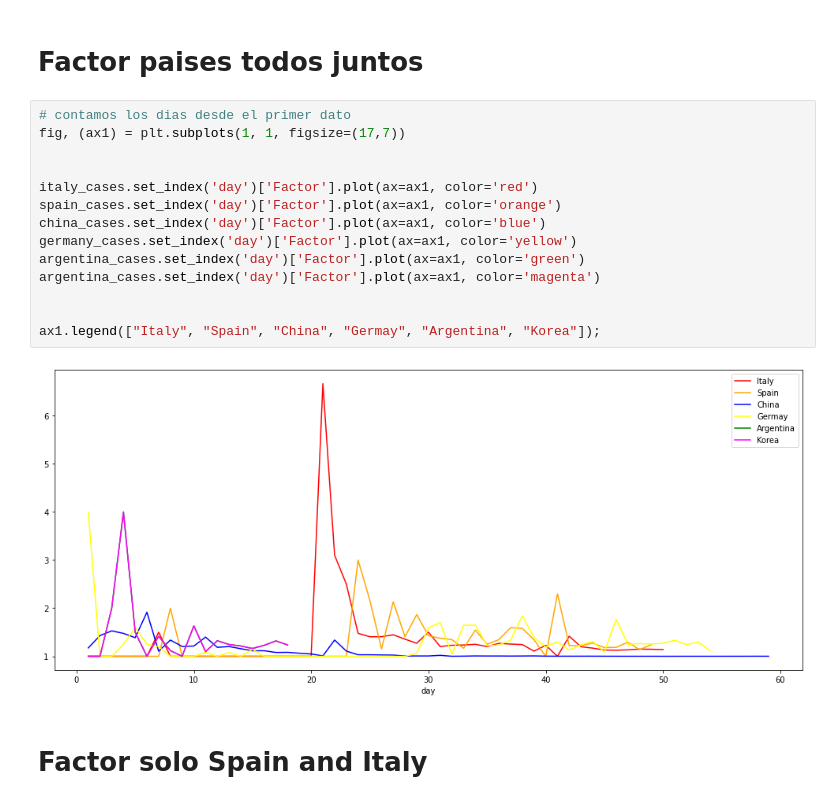
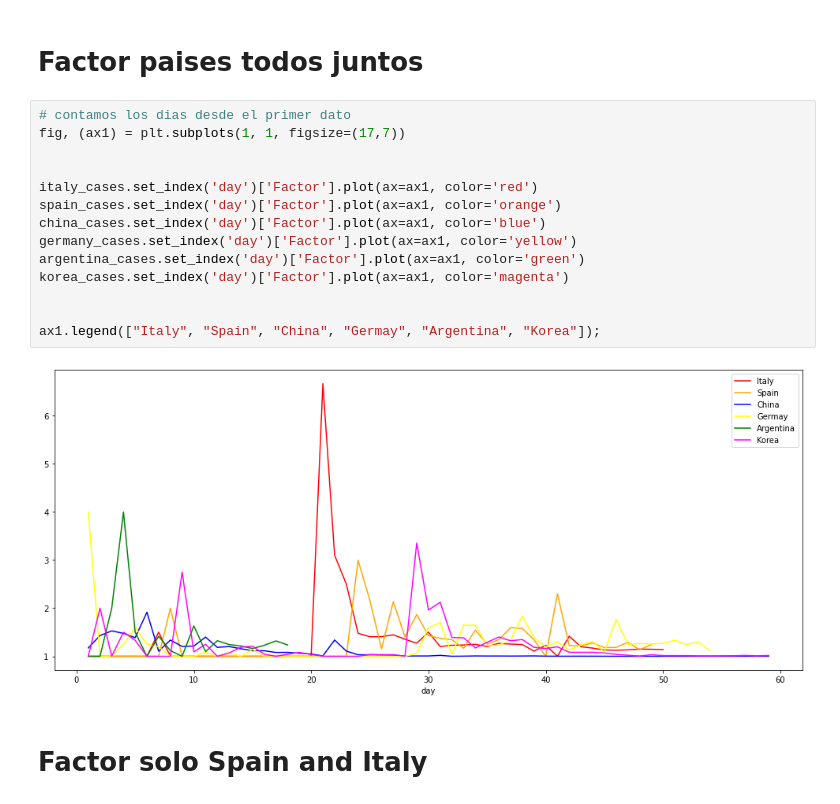
Before and after one commit to nopaixx/covid19, a Jupyter notebook: covid19.ipynb, the cells around one changed output. Saved outputs shown, nothing was run; the diff lists cells and outputs as text.

```diff
--- a/covid19.ipynb
+++ b/covid19.ipynb
@@ -102,19 +102,19 @@ ax3[1].legend(["Korea", "day"]);
 # %%
 # contamos los dias desde el primer dato
 fig, (ax1) = plt.subplots(1, 1, figsize=(17,7))
 
 
 italy_cases.set_index('day')['Factor'].plot(ax=ax1, color='red')
 spain_cases.set_index('day')['Factor'].plot(ax=ax1, color='orange')
 china_cases.set_index('day')['Factor'].plot(ax=ax1, color='blue')
 germany_cases.set_index('day')['Factor'].plot(ax=ax1, color='yellow')
 argentina_cases.set_index('day')['Factor'].plot(ax=ax1, color='green')
-argentina_cases.set_index('day')['Factor'].plot(ax=ax1, color='magenta')
+korea_cases.set_index('day')['Factor'].plot(ax=ax1, color='magenta')
 
 
 ax1.legend(["Italy", "Spain", "China", "Germay", "Argentina", "Korea"]);
 # %% [output]
-[figure, old version]
+[figure, new version]
 # %% [markdown]
 # Factor solo Spain and Italy
 # %%
```
Also changed, not shown: 1 other file.
